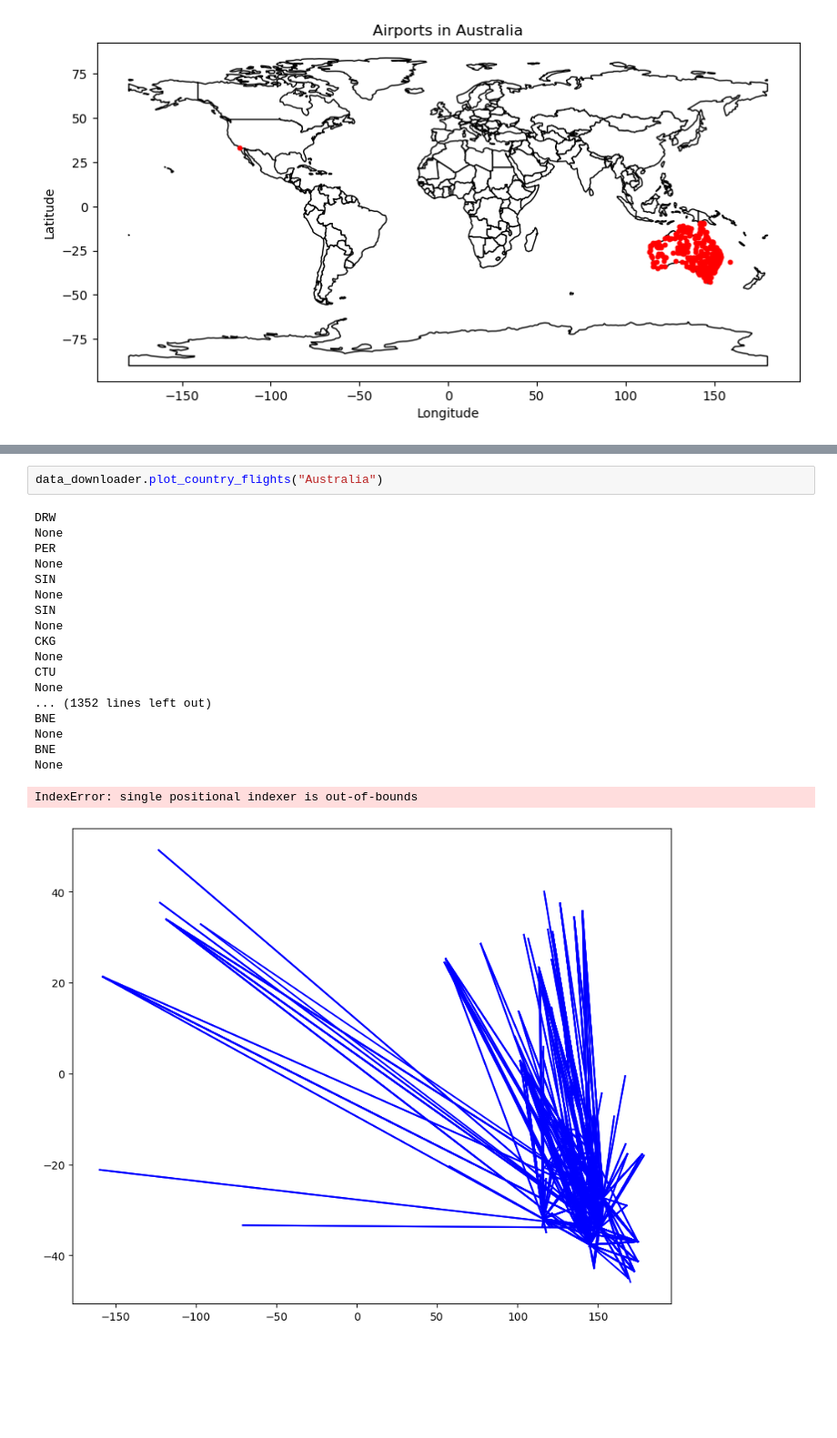
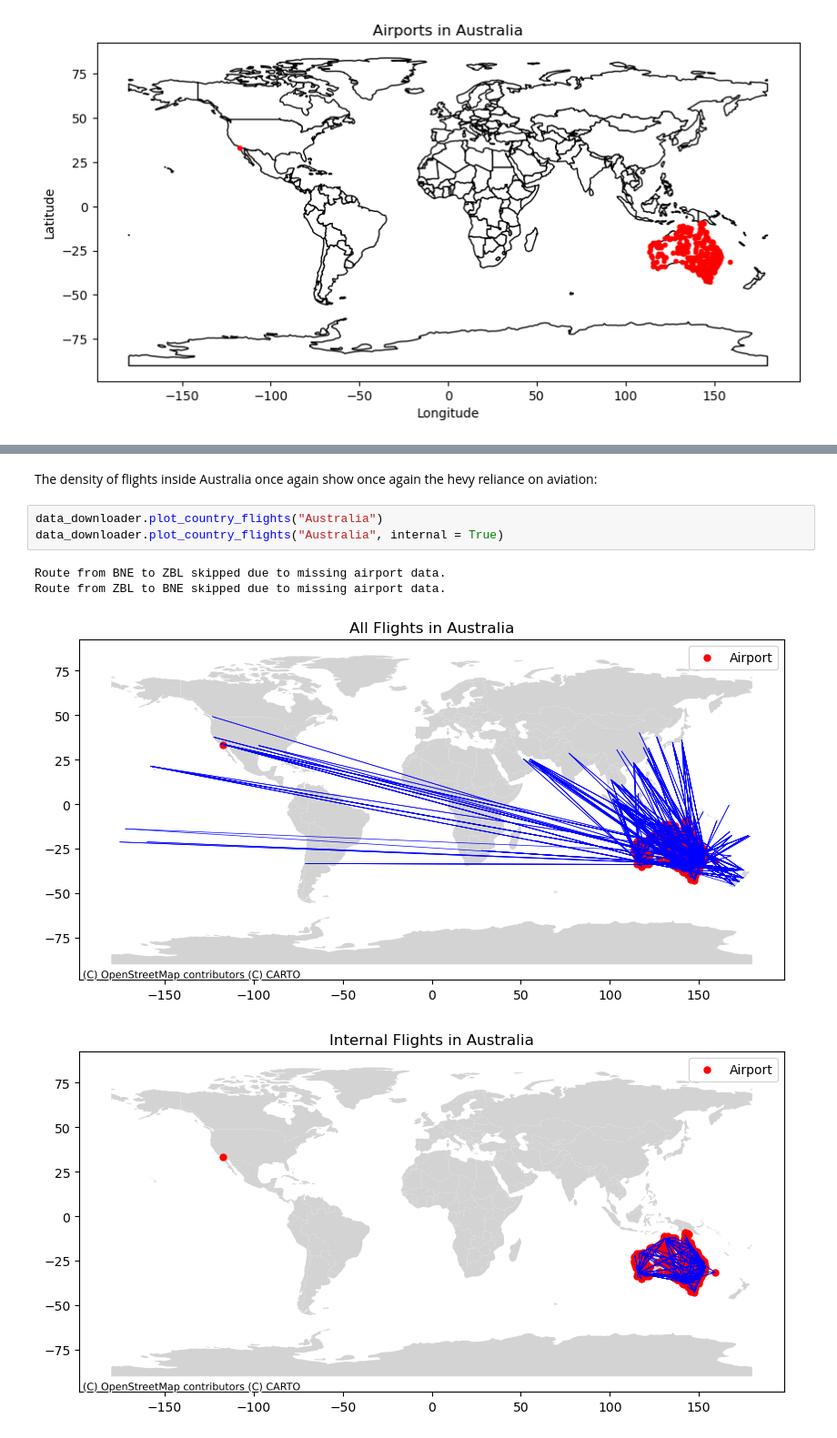
Before and after one commit to BenjaminSchmidt2000/flight-predictor, a Jupyter notebook: Showcase_Notebook.ipynb, the cells around one changed output, grey strips where cells are left out. Shown at 91% size. Saved outputs shown, nothing was run; the diff lists cells and outputs as text; blank space fills up the shorter version.

```diff
--- a/Showcase_Notebook.ipynb
+++ b/Showcase_Notebook.ipynb
@@ -53,22 +81,10 @@ data_downloader.plot_top_airplane_models()
+# %% [markdown]
+The density of flights inside Australia once again show once again the hevy reliance on aviation:
 # %%
 data_downloader.plot_country_flights("Australia")
+data_downloader.plot_country_flights("Australia", internal = True)
 # %% [output]
-DRW
-None
-PER
-None
-SIN
-None
-SIN
-None
-CKG
-None
-CTU
-None
-... (1352 lines left out)
-BNE
-None
-BNE
-None
+Route from BNE to ZBL skipped due to missing airport data.
+Route from ZBL to BNE skipped due to missing airport data.
-IndexError: single positional indexer is out-of-bounds
-[figure, old version]
+[figure, new version]
+[figure, added]
```
Also changed, not shown: parts of 16 cells of this notebook, 2 other files.
